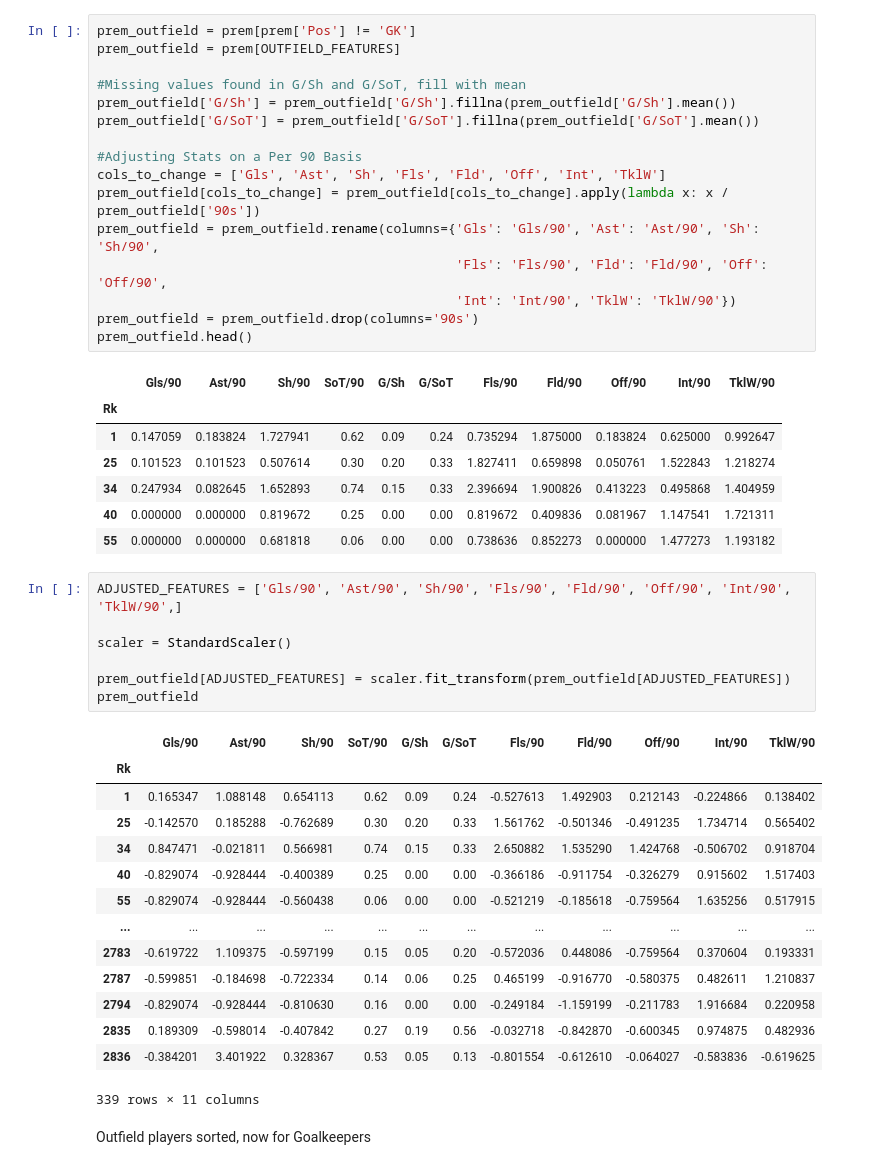
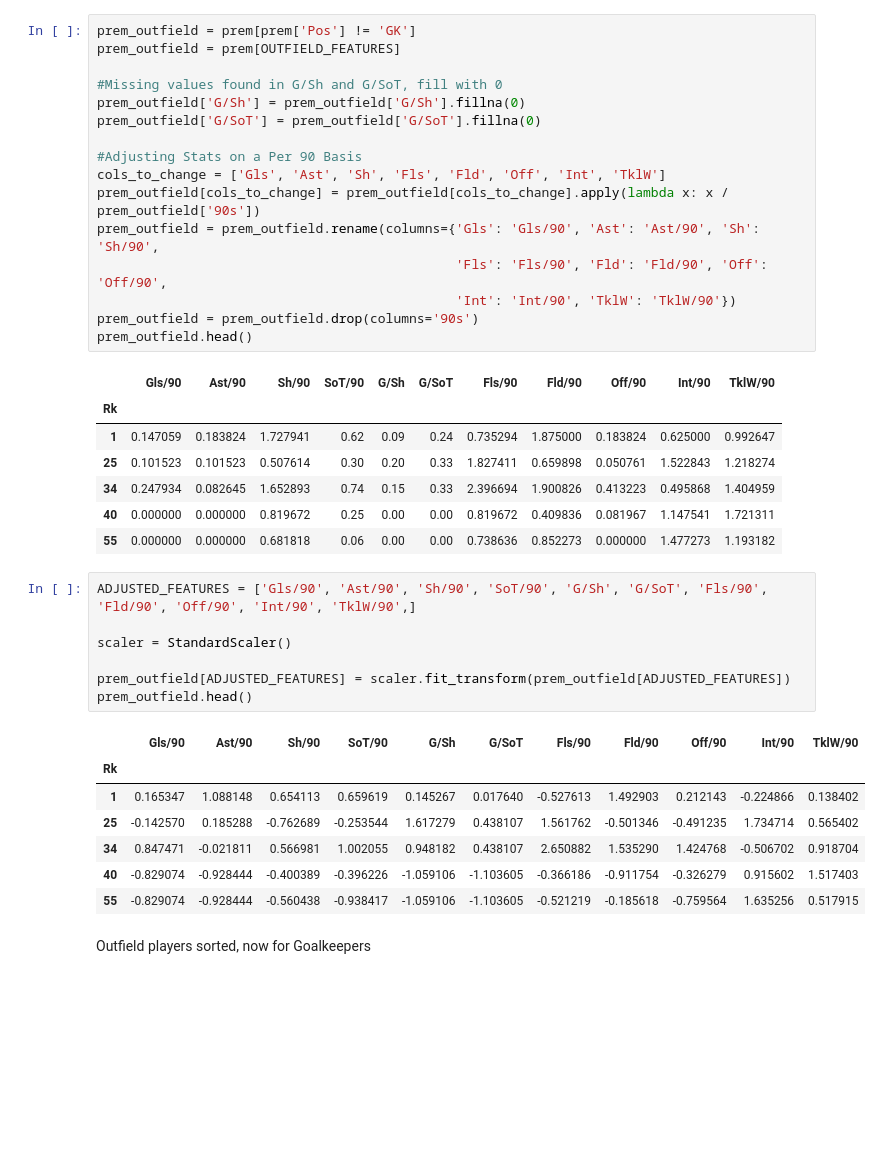
Before and after one commit to grahamx24/scoutGPT, a Jupyter notebook: notebooks/explore.ipynb, the cells around one changed output. Cells and saved outputs as stored; diff of their text form; blank space fills up the shorter version.

```diff
--- a/notebooks/explore.ipynb
+++ b/notebooks/explore.ipynb
@@ -48,9 +48,9 @@ prem = players[players['Comp'] == 'eng Premier League']
 prem_outfield = prem[prem['Pos'] != 'GK']
 prem_outfield = prem[OUTFIELD_FEATURES]
 
-#Missing values found in G/Sh and G/SoT, fill with mean
-prem_outfield['G/Sh'] = prem_outfield['G/Sh'].fillna(prem_outfield['G/Sh'].mean())
-prem_outfield['G/SoT'] = prem_outfield['G/SoT'].fillna(prem_outfield['G/SoT'].mean())
+#Missing values found in G/Sh and G/SoT, fill with 0
+prem_outfield['G/Sh'] = prem_outfield['G/Sh'].fillna(0)
+prem_outfield['G/SoT'] = prem_outfield['G/SoT'].fillna(0)
 
 #Adjusting Stats on a Per 90 Basis
 cols_to_change = ['Gls', 'Ast', 'Sh', 'Fls', 'Fld', 'Off', 'Int', 'TklW']
@@ -69,27 +69,20 @@ prem_outfield.head()
 | 40 | 0.000000 | 0.000000 | 0.819672 | 0.25 | 0.00 | 0.00 | 0.819672 | 0.409836 | 0.081967 | 1.147541 | 1.721311 |
 | 55 | 0.000000 | 0.000000 | 0.681818 | 0.06 | 0.00 | 0.00 | 0.738636 | 0.852273 | 0.000000 | 1.477273 | 1.193182 |
 # %%
-ADJUSTED_FEATURES = ['Gls/90', 'Ast/90', 'Sh/90', 'Fls/90', 'Fld/90', 'Off/90', 'Int/90', 'TklW/90',]
+ADJUSTED_FEATURES = ['Gls/90', 'Ast/90', 'Sh/90', 'SoT/90', 'G/Sh', 'G/SoT', 'Fls/90', 'Fld/90', 'Off/90', 'Int/90', 'TklW/90',]
 
 scaler = StandardScaler()
 
 prem_outfield[ADJUSTED_FEATURES] = scaler.fit_transform(prem_outfield[ADJUSTED_FEATURES])
-prem_outfield
+prem_outfield.head()
 # %% [output]
 |  | Gls/90 | Ast/90 | Sh/90 | SoT/90 | G/Sh | G/SoT | Fls/90 | Fld/90 | Off/90 | Int/90 | TklW/90 |
 | Rk |  |  |  |  |  |  |  |  |  |  |  |
-| 1 | 0.165347 | 1.088148 | 0.654113 | 0.62 | 0.09 | 0.24 | -0.527613 | 1.492903 | 0.212143 | -0.224866 | 0.138402 |
-| 25 | -0.142570 | 0.185288 | -0.762689 | 0.30 | 0.20 | 0.33 | 1.561762 | -0.501346 | -0.491235 | 1.734714 | 0.565402 |
-| 34 | 0.847471 | -0.021811 | 0.566981 | 0.74 | 0.15 | 0.33 | 2.650882 | 1.535290 | 1.424768 | -0.506702 | 0.918704 |
-| 40 | -0.829074 | -0.928444 | -0.400389 | 0.25 | 0.00 | 0.00 | -0.366186 | -0.911754 | -0.326279 | 0.915602 | 1.517403 |
-| 55 | -0.829074 | -0.928444 | -0.560438 | 0.06 | 0.00 | 0.00 | -0.521219 | -0.185618 | -0.759564 | 1.635256 | 0.517915 |
-| ... | ... | ... | ... | ... | ... | ... | ... | ... | ... | ... | ... |
-| 2783 | -0.619722 | 1.109375 | -0.597199 | 0.15 | 0.05 | 0.20 | -0.572036 | 0.448086 | -0.759564 | 0.370604 | 0.193331 |
-| 2787 | -0.599851 | -0.184698 | -0.722334 | 0.14 | 0.06 | 0.25 | 0.465199 | -0.916770 | -0.580375 | 0.482611 | 1.210837 |
-| 2794 | -0.829074 | -0.928444 | -0.810630 | 0.16 | 0.00 | 0.00 | -0.249184 | -1.159199 | -0.211783 | 1.916684 | 0.220958 |
-| 2835 | 0.189309 | -0.598014 | -0.407842 | 0.27 | 0.19 | 0.56 | -0.032718 | -0.842870 | -0.600345 | 0.974875 | 0.482936 |
-| 2836 | -0.384201 | 3.401922 | 0.328367 | 0.53 | 0.05 | 0.13 | -0.801554 | -0.612610 | -0.064027 | -0.583836 | -0.619625 |
+| 1 | 0.165347 | 1.088148 | 0.654113 | 0.659619 | 0.145267 | 0.017640 | -0.527613 | 1.492903 | 0.212143 | -0.224866 | 0.138402 |
+| 25 | -0.142570 | 0.185288 | -0.762689 | -0.253544 | 1.617279 | 0.438107 | 1.561762 | -0.501346 | -0.491235 | 1.734714 | 0.565402 |
+| 34 | 0.847471 | -0.021811 | 0.566981 | 1.002055 | 0.948182 | 0.438107 | 2.650882 | 1.535290 | 1.424768 | -0.506702 | 0.918704 |
+| 40 | -0.829074 | -0.928444 | -0.400389 | -0.396226 | -1.059106 | -1.103605 | -0.366186 | -0.911754 | -0.326279 | 0.915602 | 1.517403 |
+| 55 | -0.829074 | -0.928444 | -0.560438 | -0.938417 | -1.059106 | -1.103605 | -0.521219 | -0.185618 | -0.759564 | 1.635256 | 0.517915 |
-339 rows × 11 columns
 # %% [markdown]
 Outfield players sorted, now for Goalkeepers
 # %%
```
Also changed, not shown: parts of 15 cells of this notebook.
